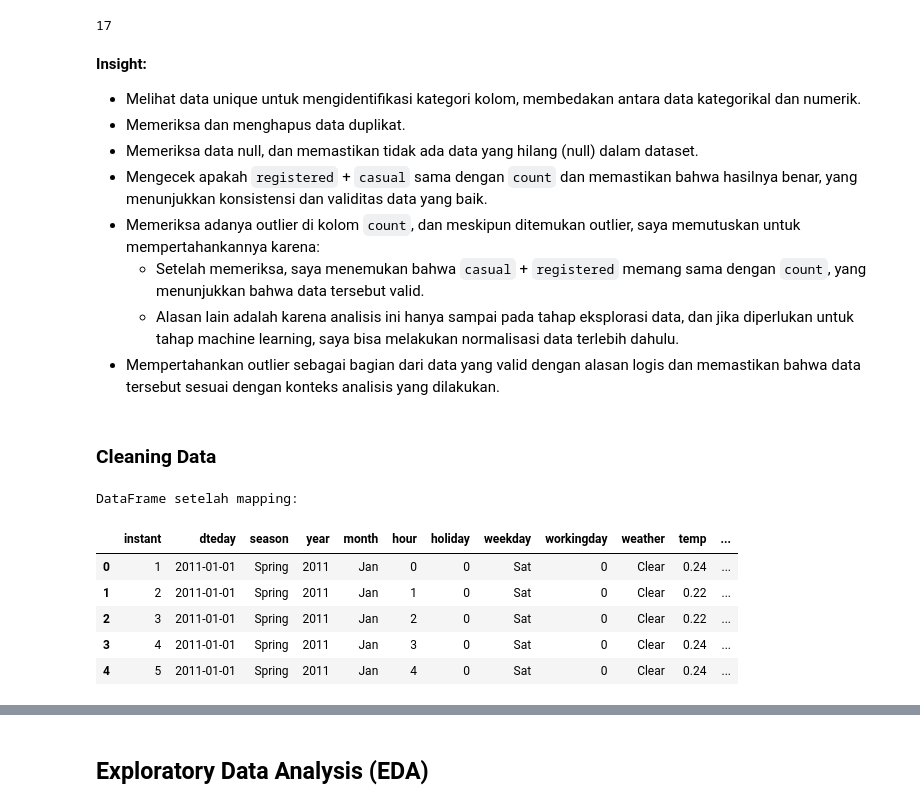
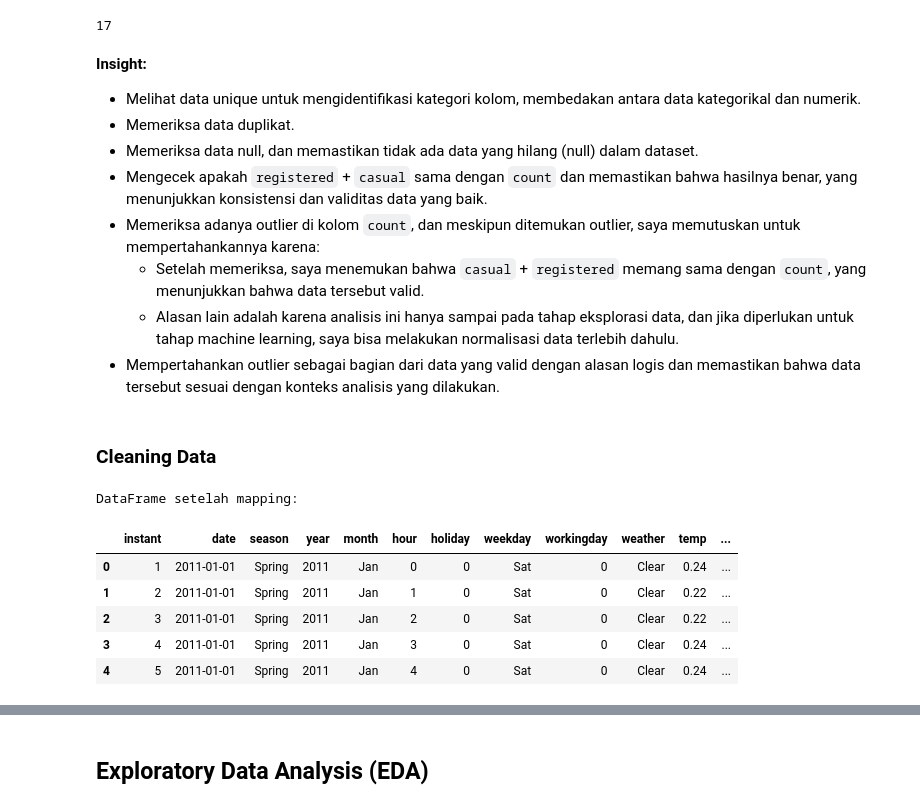
Before and after one commit to beemaardhia/data-analysis, a Jupyter notebook: Proyek_Analisis_Data_Bima.ipynb, the cells around one changed output, grey strips where cells are left out. Saved outputs shown, nothing was run; the diff lists cells and outputs as text; code cells hidden in the pictures.

```diff
--- a/Proyek_Analisis_Data_Bima.ipynb
+++ b/Proyek_Analisis_Data_Bima.ipynb
@@ -195,7 +194,7 @@ outliers.shape[1]
 # %% [markdown]
 **Insight:**
 - Melihat data unique untuk mengidentifikasi kategori kolom, membedakan antara data kategorikal dan numerik.
-- Memeriksa dan menghapus data duplikat.
+- Memeriksa data duplikat.
 - Memeriksa data null, dan memastikan tidak ada data yang hilang (null) dalam dataset.
 - Mengecek apakah `registered` + `casual` sama dengan `count` dan memastikan bahwa hasilnya benar, yang menunjukkan konsistensi dan validitas data yang baik.
 - Memeriksa adanya outlier di kolom `count`, dan meskipun ditemukan outlier, saya memutuskan untuk mempertahankannya karena:
@@ -210,7 +209,8 @@ df = df.rename(columns={'weathersit':'weather',
                        'mnth':'month',
                        'hr':'hour',
                        'hum':'humidity',
-                       'cnt':'count'})
+                       'cnt':'count',
+                       'dteday': 'date'})
 
 cols = ['season' , 'month' , 'hour' , 'holiday' , 'weekday' , 'workingday' , 'weather', 'year']
 
@@ -225,34 +225,34 @@ weathersit_mapping = {
 }
 
 season_mapping = {
     1: "Spring",
     2: "Summer",
     3: "Fall",
     4: "Winter"
 }
 
 df["weather"] = df["weather"].map(weathersit_mapping)
 df["season"] = df["season"].map(season_mapping)
 
 year_mapping = {0: 2011, 1: 2012}
 month_mapping = {
     1: "Jan", 2: "Feb", 3: "Mar", 4: "Apr", 5: "May", 6: "Jun",
     7: "Jul", 8: "Aug", 9: "Sep", 10: "Oct", 11: "Nov", 12: "Dec"
 }
 weekday_mapping = {
     0: "Sun", 1: "Mon", 2: "Tues", 3: "Wed",
     4: "Thurs", 5: "Fri", 6: "Sat"
 }
 
 df["year"] = df["year"].map(year_mapping)
 df["month"] = df["month"].map(month_mapping)
 df["weekday"] = df["weekday"].map(weekday_mapping)
 
 print("DataFrame setelah mapping:")
 df.head()
 # %% [output]
 DataFrame setelah mapping:
-|  | instant | dteday | season | year | month | hour | holiday | weekday | workingday | weather | temp | ... |
+|  | instant | date | season | year | month | hour | holiday | weekday | workingday | weather | temp | ... |
 | 0 | 1 | 2011-01-01 | Spring | 2011 | Jan | 0 | 0 | Sat | 0 | Clear | 0.24 | ... |
 | 1 | 2 | 2011-01-01 | Spring | 2011 | Jan | 1 | 0 | Sat | 0 | Clear | 0.22 | ... |
 | 2 | 3 | 2011-01-01 | Spring | 2011 | Jan | 2 | 0 | Sat | 0 | Clear | 0.22 | ... |
```
Also changed, not shown: parts of 8 cells of this notebook.
